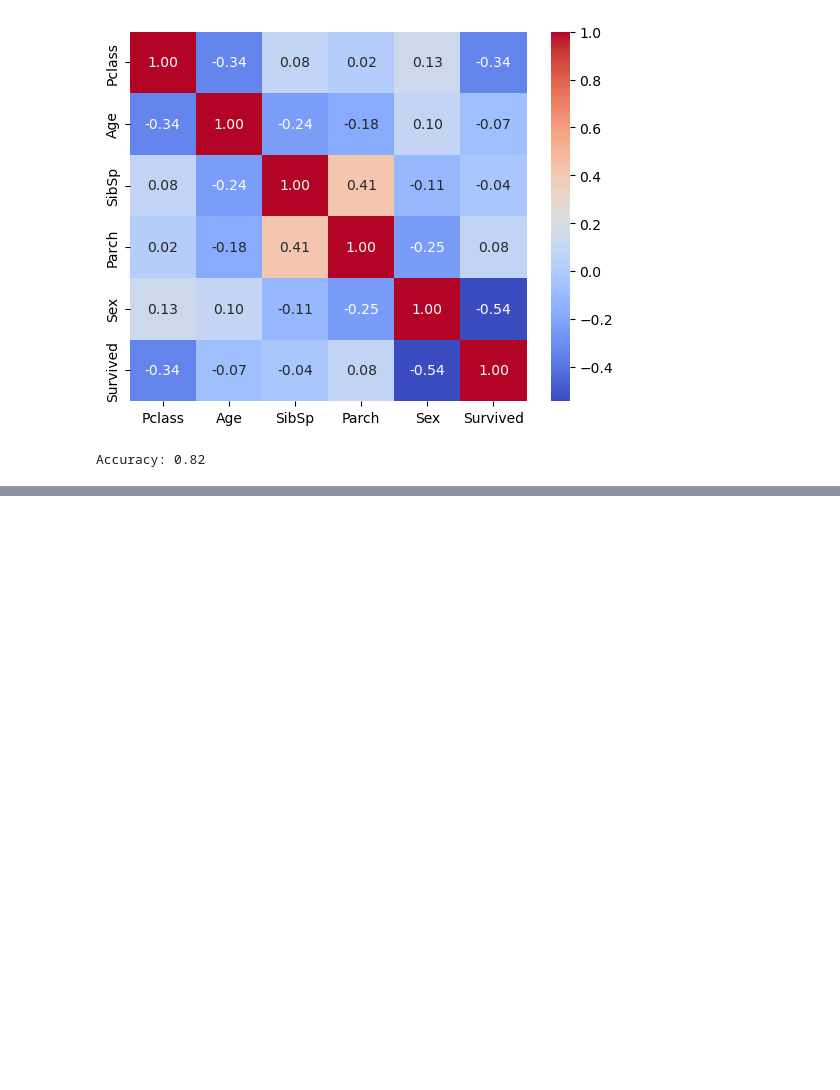
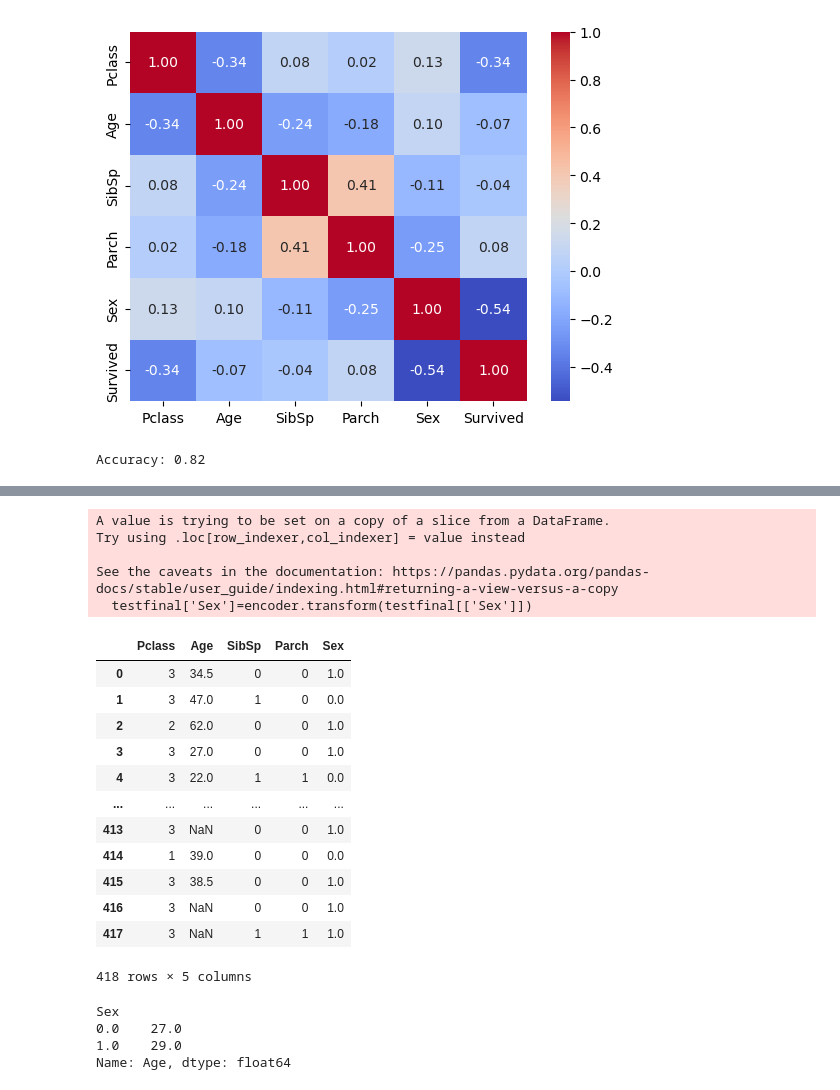
Before and after one commit to saif-yousry/SaifEldin-repo, a Jupyter notebook: Ttianic.ipynb, the cells around one changed output, grey strips where cells are left out. Cells and saved outputs as stored; diff of their text form; code cells hidden in the pictures; blank space fills up the shorter version.

```diff
--- a/Ttianic.ipynb
+++ b/Ttianic.ipynb
@@ -289,0 +313,24 @@ Accuracy: 0.82
+# %%
+testfinal=testfinal[['Pclass','Age','SibSp','Parch','Sex']]
+# %%
+testfinal['Sex']=encoder.transform(testfinal[['Sex']])
+testfinal
+# %% [output]
+A value is trying to be set on a copy of a slice from a DataFrame.
+Try using .loc[row_indexer,col_indexer] = value instead
+
+See the caveats in the documentation: https://pandas.pydata.org/pandas-docs/stable/user_guide/indexing.html#returning-a-view-versus-a-copy
+  testfinal['Sex']=encoder.transform(testfinal[['Sex']])
+|  | Pclass | Age | SibSp | Parch | Sex |
+| 0 | 3 | 34.5 | 0 | 0 | 1.0 |
+| 1 | 3 | 47.0 | 1 | 0 | 0.0 |
+| 2 | 2 | 62.0 | 0 | 0 | 1.0 |
+| 3 | 3 | 27.0 | 0 | 0 | 1.0 |
+| 4 | 3 | 22.0 | 1 | 1 | 0.0 |
+| ... | ... | ... | ... | ... | ... |
+| 413 | 3 | NaN | 0 | 0 | 1.0 |
+| 414 | 1 | 39.0 | 0 | 0 | 0.0 |
+| 415 | 3 | 38.5 | 0 | 0 | 1.0 |
+| 416 | 3 | NaN | 0 | 0 | 1.0 |
+| 417 | 3 | NaN | 1 | 1 | 1.0 |
+418 rows × 5 columns
@@ -289,0 +343,7 @@ Accuracy: 0.82
+# %%
+sex_age_n
+# %% [output]
+Sex
+0.0    27.0
+1.0    29.0
+Name: Age, dtype: float64
```
Also changed, not shown: parts of 13 cells of this notebook.
